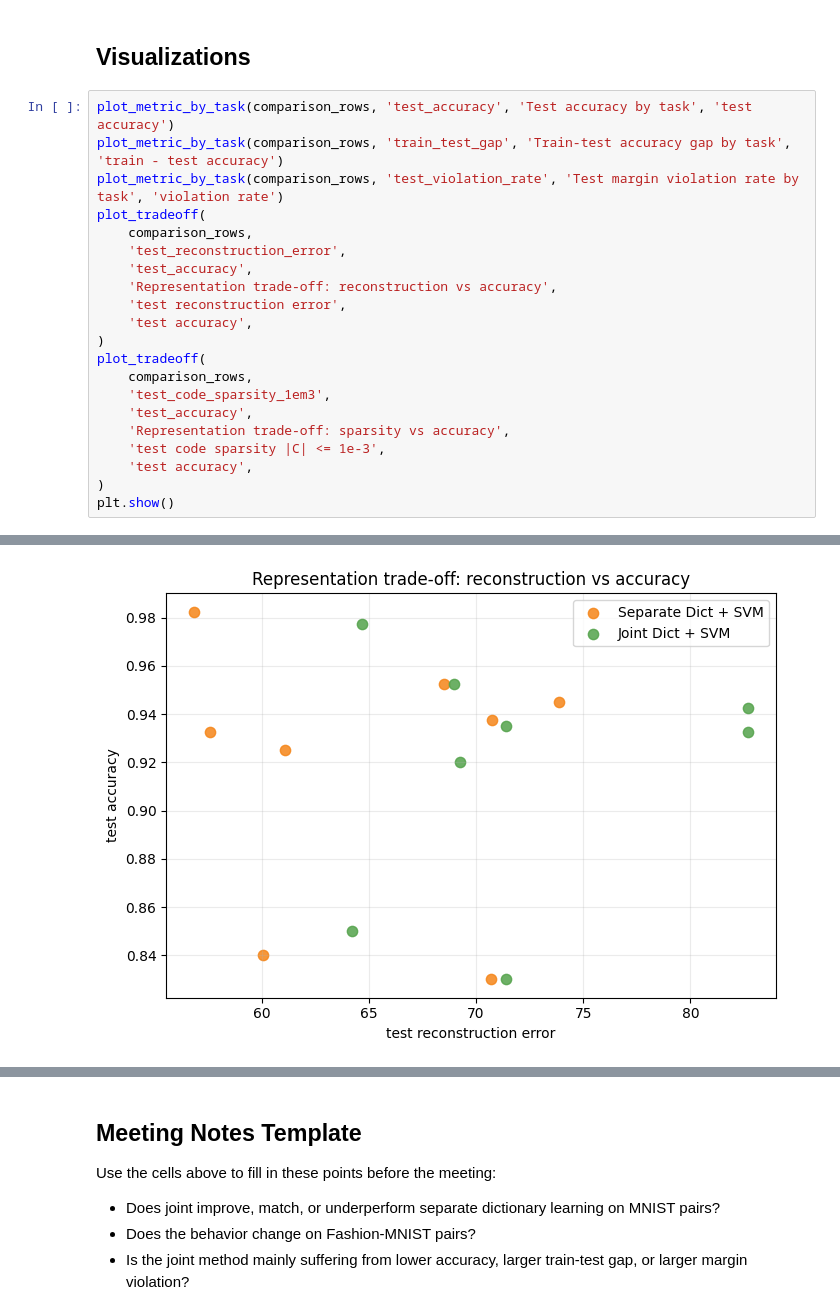
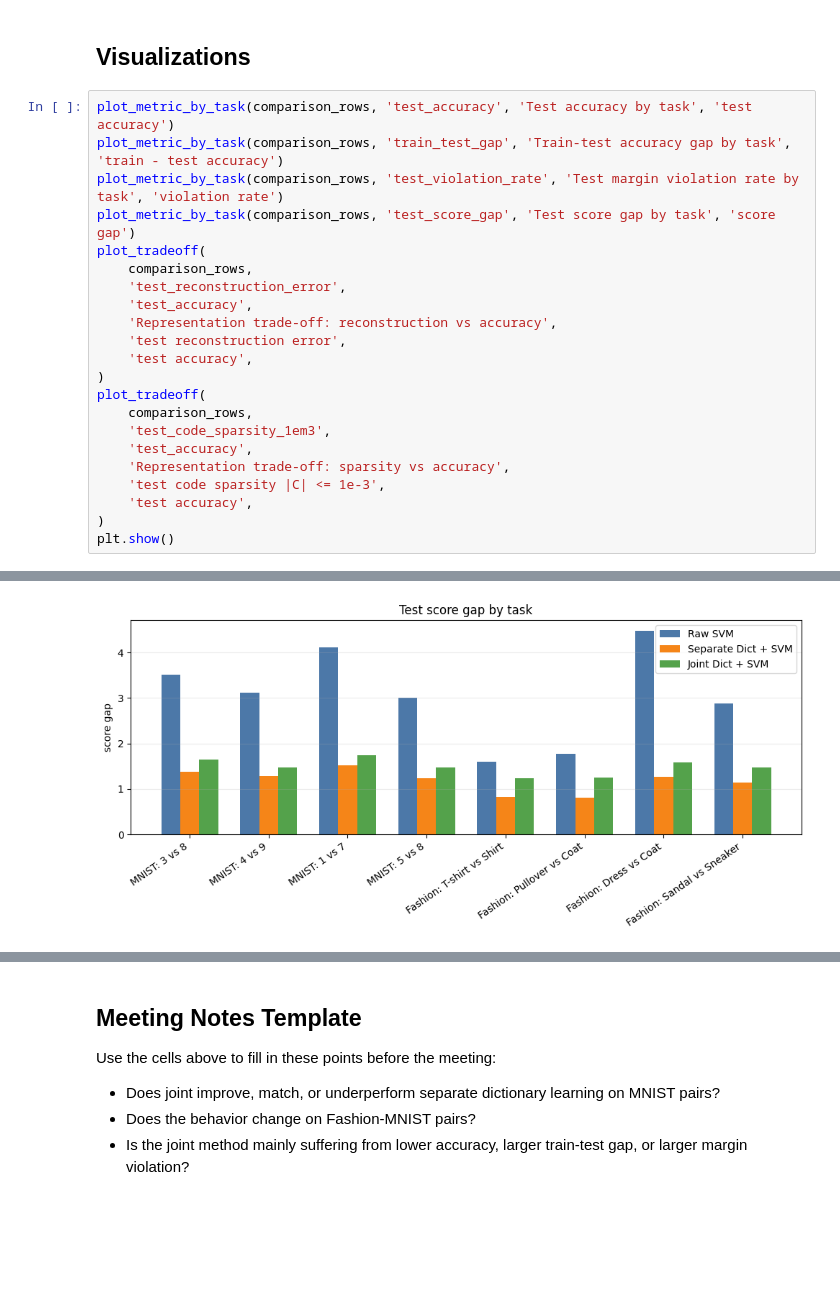
Before and after one commit to ccchloe510/FYP, a Jupyter notebook: notebooks/07_multi_pair_results.ipynb, the cells around one changed output, grey strips where cells are left out. Cells and saved outputs as stored; diff of their text form; blank space fills up the shorter version.

Commit message:
add plots for discrimination

```diff
--- a/notebooks/07_multi_pair_results.ipynb
+++ b/notebooks/07_multi_pair_results.ipynb
@@ -278,6 +293,7 @@ def plot_tradeoff(rows, x_metric, y_metric, title, xlabel, ylabel):
 plot_metric_by_task(comparison_rows, 'test_accuracy', 'Test accuracy by task', 'test accuracy')
 plot_metric_by_task(comparison_rows, 'train_test_gap', 'Train-test accuracy gap by task', 'train - test accuracy')
 plot_metric_by_task(comparison_rows, 'test_violation_rate', 'Test margin violation rate by task', 'violation rate')
+plot_metric_by_task(comparison_rows, 'test_score_gap', 'Test score gap by task', 'score gap')
 plot_tradeoff(
     comparison_rows,
     'test_reconstruction_error',
@@ -302 +318 @@ plt.show()
-[figure, old version]
+[figure, new version]
```
Also changed, not shown: parts of 9 cells of this notebook, 9 other files.
